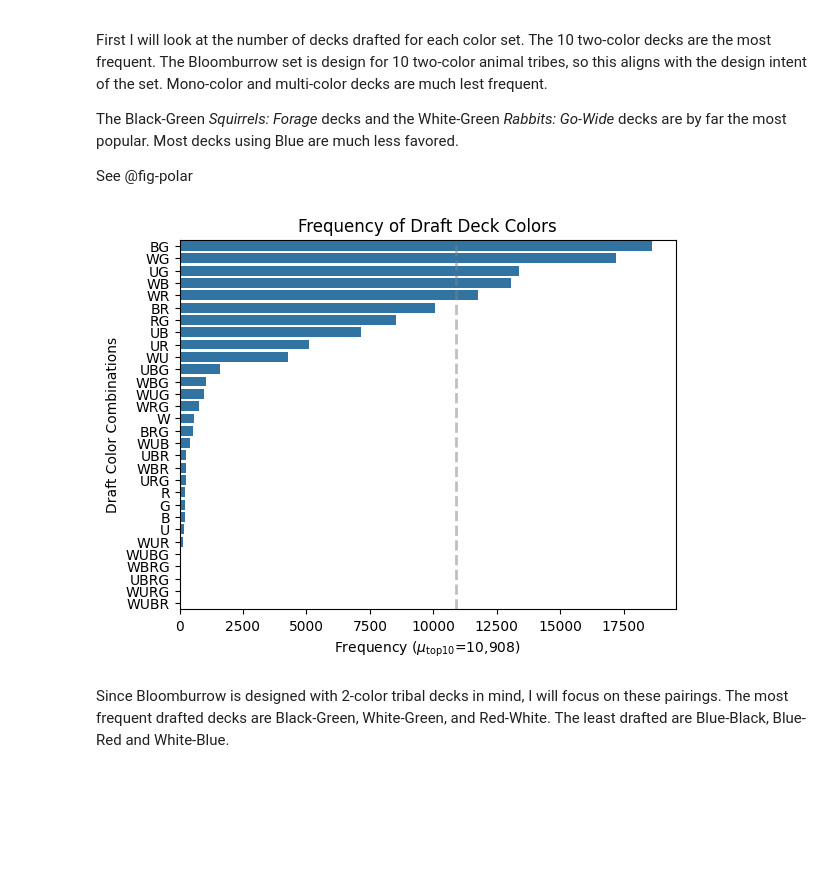
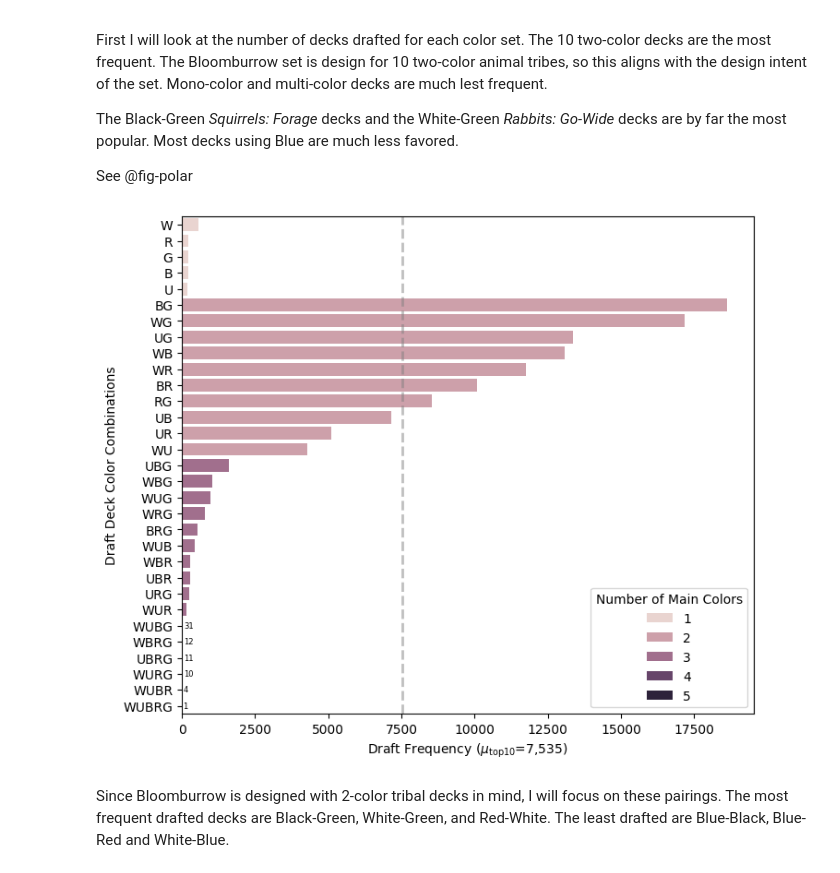
Before and after one commit to meehljd/mtg-modeling, a Jupyter notebook: notebooks/02-draft-data/02-30-draft-eda-BLB-games.ipynb, the cells around one changed output. Drawn from its saved outputs; the diff is of its cells as text; code cells hidden in the pictures; blank space fills up the shorter version.

```diff
--- a/notebooks/02-draft-data/02-30-draft-eda-BLB-games.ipynb
+++ b/notebooks/02-draft-data/02-30-draft-eda-BLB-games.ipynb
@@ -86,22 +89,43 @@ popular. Most decks using Blue are much less favored.
 See @fig-polar
 # %%
 # | label: fig-polar
-# | fig-cap: "A line plot on a polar axis"
+# | fig-cap: "Frequency of Draft Deck Colors"
 
 colors = (
-    df_draft.group_by("main_colors").len().sort(by="len", descending=True).collect()
+    df_draft.group_by("main_colors")
+    .agg(pl.col("n_games").count().alias("len"))
+    .sort(by="len", descending=True)
+    .collect()
 )
 colors = colors.to_pandas()
+colors["Number of Main Colors"] = colors["main_colors"].str.len()
+colors = colors.sort_values(["Number of Main Colors", "len"], ascending=[True, False])
 freq_mu = colors["len"].head(10).mean()
 
+plt.figure(figsize=(8, 7))
+
 plt.axvline(freq_mu, color="gray", linestyle="--", linewidth=2, alpha=0.5)
-sns.barplot(data=colors.head(30), x="len", y="main_colors")
-plt.title("Frequency of Draft Deck Colors")
-plt.xlabel(r"Frequency ($\mu_{\text{top}10}$=" + f"{freq_mu:,.0f})")
-plt.ylabel("Draft Color Combinations")
+g = sns.barplot(data=colors, x="len", y="main_colors", hue="Number of Main Colors")
+
+for container in g.containers:
+    labels = [
+        f"{height:,.0f}" if height < 100 else "" for height in container.datavalues
+    ]
+    g.bar_label(
+        container,
+        labels=labels,
+        label_type="edge",
+        fontsize=6,
+        padding=1,
+        # fontstyle="italic",
+    )
+
+# plt.title("Frequency of Draft Deck Colors")
+plt.xlabel(r"Draft Frequency ($\mu_{\text{top}10}$=" + f"{freq_mu:,.0f})")
+plt.ylabel("Draft Deck Color Combinations")
 plt.show()
 # %% [output]
-[figure, old version]
+[figure, new version]
 # %% [markdown]
 Since Bloomburrow is designed with 2-color tribal decks in mind, I will focus on these pairings. The most frequent drafted decks are Black-Green, White-Green, and Red-White. The least drafted are Blue-Black, Blue-Red and White-Blue.
 # %%
```
Also changed, not shown: parts of 8 cells of this notebook, 6 other files.
